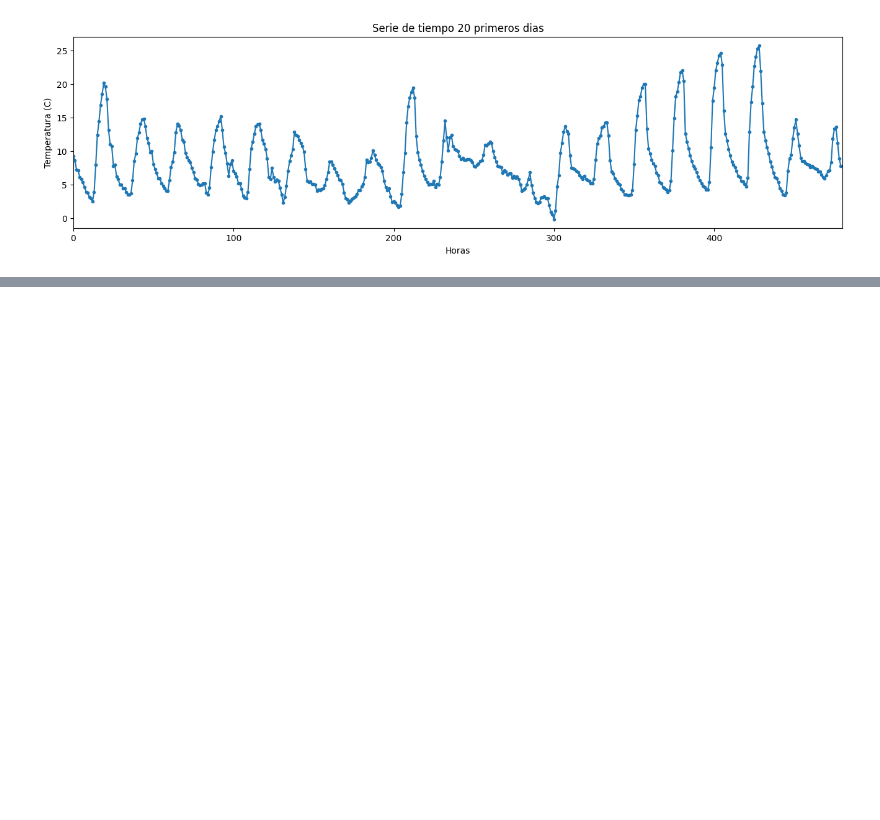
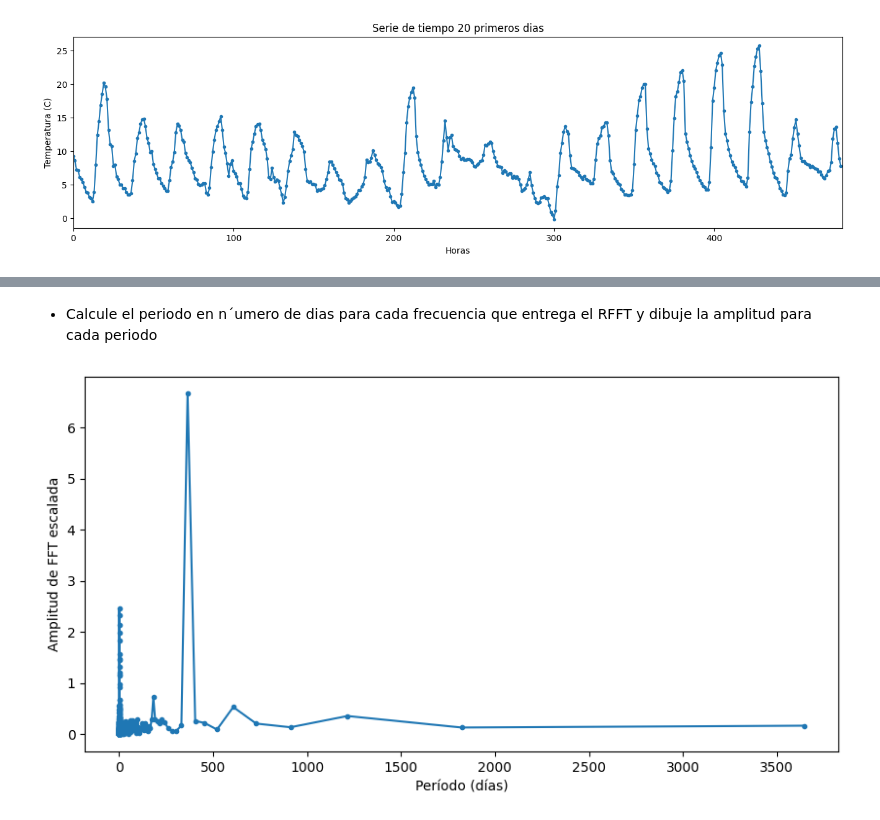
Before and after one commit to spoblete44/IMT2220, a Jupyter notebook: Tarea 4/Tarea4.ipynb, the cells around one changed output, grey strips where cells are left out. Cells and saved outputs as stored; diff of their text form; code cells hidden in the pictures; blank space fills up the shorter version.

```diff
--- a/Tarea 4/Tarea4.ipynb
+++ b/Tarea 4/Tarea4.ipynb
@@ -216,3 +224,18 @@ plt.show()
+# %% [markdown]
+* Calcule el periodo en n´umero de dias para cada frecuencia que entrega
+el RFFT y dibuje la amplitud para cada periodo
+# %%
+# Convertir las frecuencias a períodos en días
+periods_fft_day = 1 / freqs_fft_day
+
+# Dibujar la amplitud frente al período
+plt.figure(figsize=(10, 5))
+plt.plot(periods_fft_day, temperature_fft_scaled, marker='.')
+plt.xlabel('Período (días)')
+plt.ylabel('Amplitud de FFT escalada')
+plt.show()
+# %% [output]
+[figure, added]
 # %%
 # buscamos los peaks con una altura de menos dee un grado Celsius
 peaks, _ = find_peaks(temperature_fft_scaled, height=1)
```
Also changed, not shown: parts of 18 cells of this notebook.
